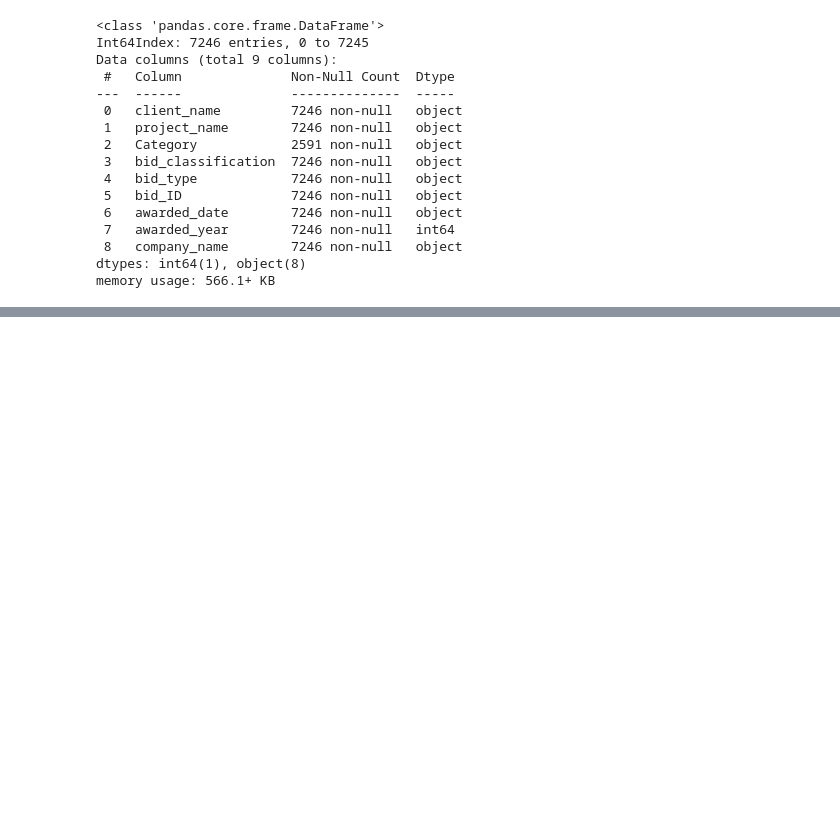
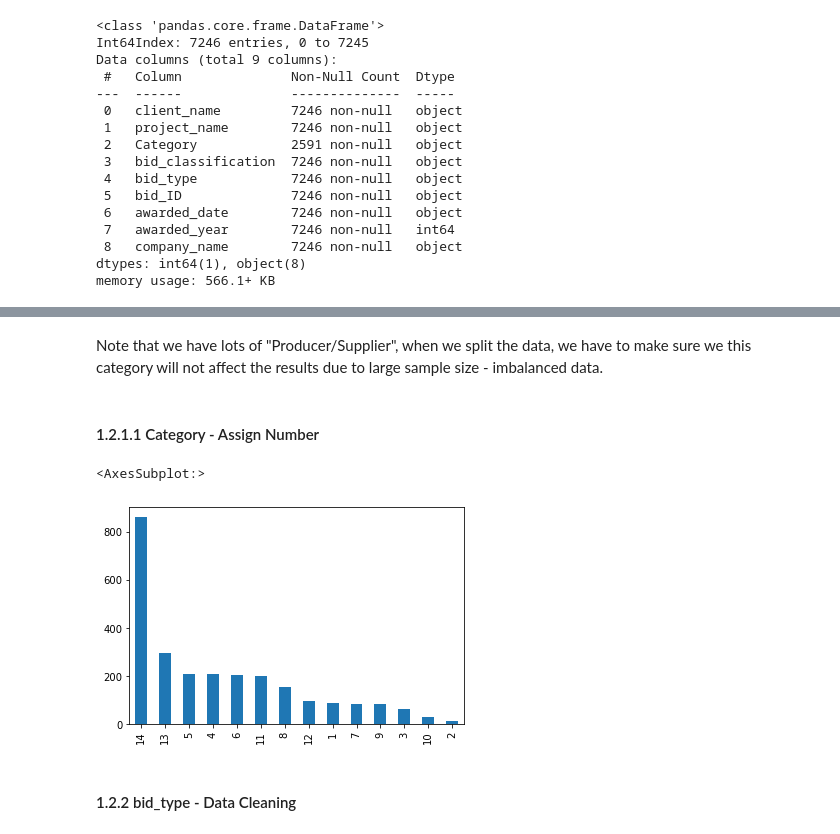
Before and after one commit to DelinM/BidTing, a Jupyter notebook: NaturalLanguageProcessing/Project Category Identification NLP Project.ipynb, the cells around one changed output, grey strips where cells are left out. Cells and saved outputs as stored; diff of their text form; code cells hidden in the pictures; blank space fills up the shorter version.

Commit message:
Update data cleaning

```diff
--- a/NaturalLanguageProcessing/Project Category Identification NLP Project.ipynb
+++ b/NaturalLanguageProcessing/Project Category Identification NLP Project.ipynb
@@ -331,0 +366,27 @@ In total, we have 19 clients collected in the dataframe. This is good to know ho
+# %% [markdown]
+Note that we have lots of "Producer/Supplier", when we split the data, we have to make sure we this category will not affect the results due to large sample size - imbalanced data.
+# %% [markdown]
+#### 1.2.1.1 Category - Assign Number
+# %%
+bid_category_numbering = {'Construction - Facility': 1,
+                          'Construction - Fibre Optic Cable': 2,
+                          'Construction - Landscaping': 3,
+                          'Construction - Road': 4,
+                          'Construction - Water Wastewater Linear': 5,
+                          'Construction - Water Wastewater Vertical': 6,
+                          'Consulting - Facility': 7,
+                          'Consulting - Geotechnical/Environmental/Landscaping': 8,
+                          'Consulting - Others': 9,
+                          'Consulting - Transportation Bridge': 10,
+                          'Consulting - Transportation Road/Trainsit': 11,
+                          'Consulting - Water Wastewater Linear': 12,
+                          'Consulting - Water Wastewater Vertical': 13,
+                          'Producer/Supplier': 14
+                          }
+df.Category = df.Category.apply(lambda x : bid_category_numbering.get(x))
+df.Category.value_counts().plot.bar()
+# %% [output]
+<AxesSubplot:>
+[figure, added]
+# %% [markdown]
+#### 1.2.2 bid_type - Data Cleaning
```
Also changed, not shown: parts of 32 cells of this notebook, 2 other files.
